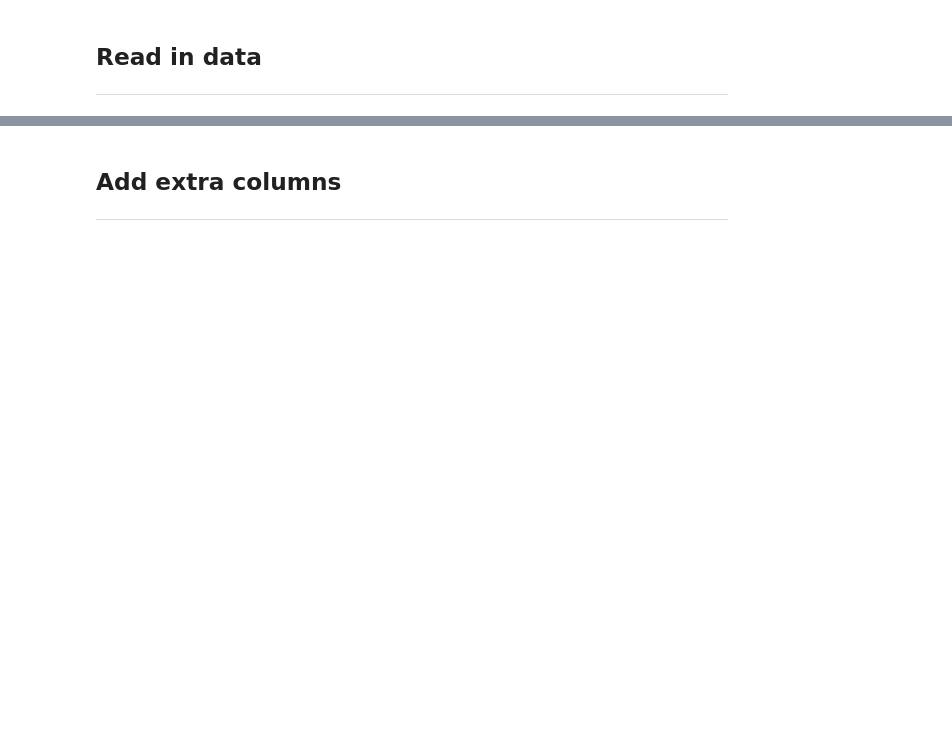
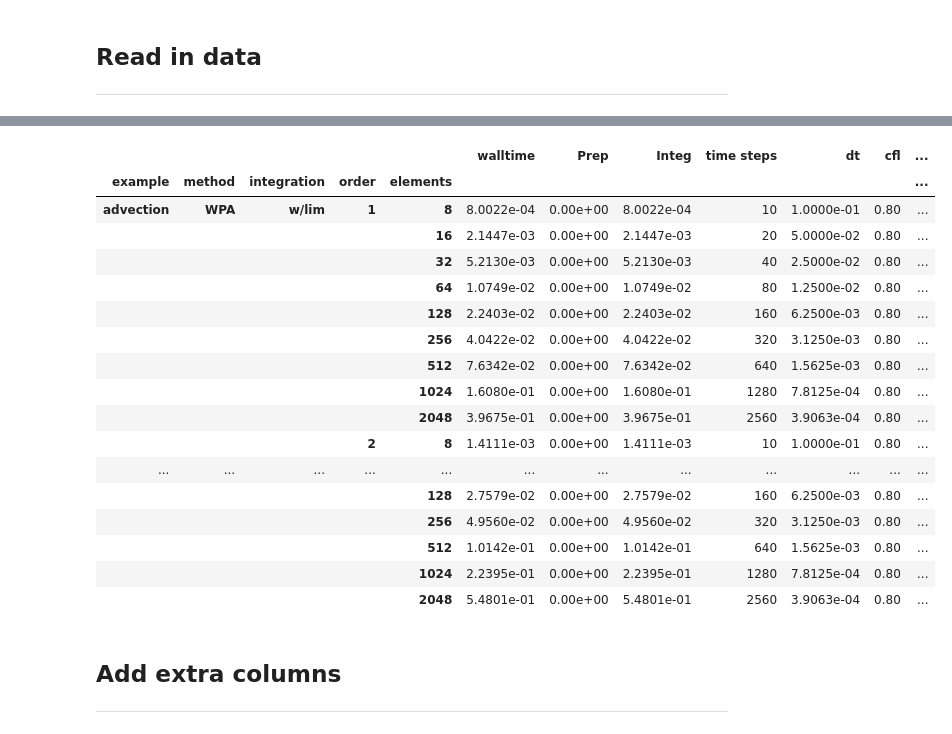
Before and after one commit to ygahounzo/Forest_Rep, a Jupyter notebook: timing_results.ipynb, the cells around one changed output, grey strips where cells are left out. Saved outputs shown, nothing was run; the diff lists cells and outputs as text; code cells hidden in the pictures; blank space fills up the shorter version.

Commit message:
(WPA) Store WPA results in binary file;  read data back in in timing results notebook

```diff
--- a/timing_results.ipynb
+++ b/timing_results.ipynb
@@ -13,18 +13,22 @@ import pandas
 idx = pandas.IndexSlice
 
 # Walltime     : time TFinal (global time)
+# Prep         : one time step up time
 # Integration  :
 # time steps   : Number of time steps to time tfinal
-# Prep         : one time step up time
-# order        : Order of the scheme (not polynomial order)
+# dt           : Time step size
+# CFL          : CFL number
+# Errors       : (1-norm, 2-norm and inf-norm) errors
 
 ex_list = ['advection','SWE']
 
 cols = ['walltime', 'Prep', 'Integ', 'time steps', 'dt', 'cfl','1-norm','2-norm','inf-norm']
 
-iterables = [ex_list, ['DG','CG','WPA'],['exact','inexact','w/lim','wout/lim'], [1,2,4],[8,16,32,64,128,256]]
+order = [1,2,4]
+elements = [8,16,32,64,128,256,512, 1024, 2048]
+iterables = [ex_list, ['DG','CG','WPA'],['exact','inexact','w/lim','wout/lim'], order, elements]
 
 index = pandas.MultiIndex.from_product(iterables,names=['example','method','integration','order','elements'])
 df = pandas.DataFrame(index=index,columns=cols).sort_index()
 
-df
+# df
@@ -93,3 +79,71 @@ df.loc[idx['advection',('DG','WPA'),('exact','w/lim'),1,:],:]
+# %%
+output_file = 'WPA/wpa_adv_data.dat'
+
+# Open file as a binary file
+fout = open(output_file,"rb")
+nlen = fromfile(fout,dtype=int,count=1)
+
+# Create a data type for storing results;  use 'd' for double precision entries
+dt_data = dtype([('N',int),('wall','d'), ('setup','d'),('integ','d'),('M',int),('dt','d'),('cfl','d'),
+                  ('1-norm','d'),('2-norm','d'),('inf-norm','d')])
+
+# Create a nested data type
+dt_info = dtype([('order',int),('limiter',int)])
+dt_block = dtype([('info',dt_info),('data',(dt_data,nlen))])
+
+# Read in four sets of data (orders 1,2 and limiters 0,1)
+wpa_data = fromfile(fout,dtype=dt_block, count=4)
+fout.close()
+
+cols = ['walltime','Prep','Integ','time steps','dt', 'cfl', '1-norm','2-norm','inf-norm']
+
+# Store data in DataFrame
+for k in range(4):     # order=(1,2) x lim=(0,1)
+    order = wpa_data[k]['info']['order']
+    lim = wpa_data[k]['info']['limiter']
+    if lim == 0:
+        limidx = 'wout/lim'
+    else:
+        limidx = 'w/lim'
+
+    for d in wpa_data[k]['data']:
+        N = d[0]
+        a = [d[i] for i in range(1,len(d))]
+        df.loc[idx['advection','WPA',limidx,order,N],cols] = a
+
+
+# Format the data when displaying the DataFrame
+
+fstr = {'walltime' : "{:.4e}".format,
+        'Prep' : "{:.2e}".format,
+        "dt" : "{:.4e}",
+        'Integ' : "{:.4e}".format,
+        'cfl' : "{:.2f}".format,
+        '1-norm' : '{:.4e}'.format,
+        '2-norm' : '{:.4e}'.format,
+        'inf-norm' : '{:.4e}'.format}
+
+df_wpa = df.loc[idx['advection','WPA',['w/lim','wout/lim'],1:2],:]
+df_wpa.style.format(fstr)
+# %% [output]
+|  |  |  |  |  | walltime | Prep | Integ | time steps | dt | cfl | ... |
+| example | method | integration | order | elements |  |  |  |  |  |  | ... |
+| advection | WPA | w/lim | 1 | 8 | 8.0022e-04 | 0.00e+00 | 8.0022e-04 | 10 | 1.0000e-01 | 0.80 | ... |
+|  |  |  |  | 16 | 2.1447e-03 | 0.00e+00 | 2.1447e-03 | 20 | 5.0000e-02 | 0.80 | ... |
+|  |  |  |  | 32 | 5.2130e-03 | 0.00e+00 | 5.2130e-03 | 40 | 2.5000e-02 | 0.80 | ... |
+|  |  |  |  | 64 | 1.0749e-02 | 0.00e+00 | 1.0749e-02 | 80 | 1.2500e-02 | 0.80 | ... |
+|  |  |  |  | 128 | 2.2403e-02 | 0.00e+00 | 2.2403e-02 | 160 | 6.2500e-03 | 0.80 | ... |
+|  |  |  |  | 256 | 4.0422e-02 | 0.00e+00 | 4.0422e-02 | 320 | 3.1250e-03 | 0.80 | ... |
+|  |  |  |  | 512 | 7.6342e-02 | 0.00e+00 | 7.6342e-02 | 640 | 1.5625e-03 | 0.80 | ... |
+|  |  |  |  | 1024 | 1.6080e-01 | 0.00e+00 | 1.6080e-01 | 1280 | 7.8125e-04 | 0.80 | ... |
+|  |  |  |  | 2048 | 3.9675e-01 | 0.00e+00 | 3.9675e-01 | 2560 | 3.9063e-04 | 0.80 | ... |
+|  |  |  | 2 | 8 | 1.4111e-03 | 0.00e+00 | 1.4111e-03 | 10 | 1.0000e-01 | 0.80 | ... |
+| ... | ... | ... | ... | ... | ... | ... | ... | ... | ... | ... | ... |
+|  |  |  |  | 128 | 2.7579e-02 | 0.00e+00 | 2.7579e-02 | 160 | 6.2500e-03 | 0.80 | ... |
+|  |  |  |  | 256 | 4.9560e-02 | 0.00e+00 | 4.9560e-02 | 320 | 3.1250e-03 | 0.80 | ... |
+|  |  |  |  | 512 | 1.0142e-01 | 0.00e+00 | 1.0142e-01 | 640 | 1.5625e-03 | 0.80 | ... |
+|  |  |  |  | 1024 | 2.2395e-01 | 0.00e+00 | 2.2395e-01 | 1280 | 7.8125e-04 | 0.80 | ... |
+|  |  |  |  | 2048 | 5.4801e-01 | 0.00e+00 | 5.4801e-01 | 2560 | 3.9063e-04 | 0.80 | ... |
 # %% [markdown]
 ## Add extra columns
 <hr style="border-width:2px; border-color:black"></hr>
```
Also changed, not shown: parts of 11 cells of this notebook, 2 other files.
